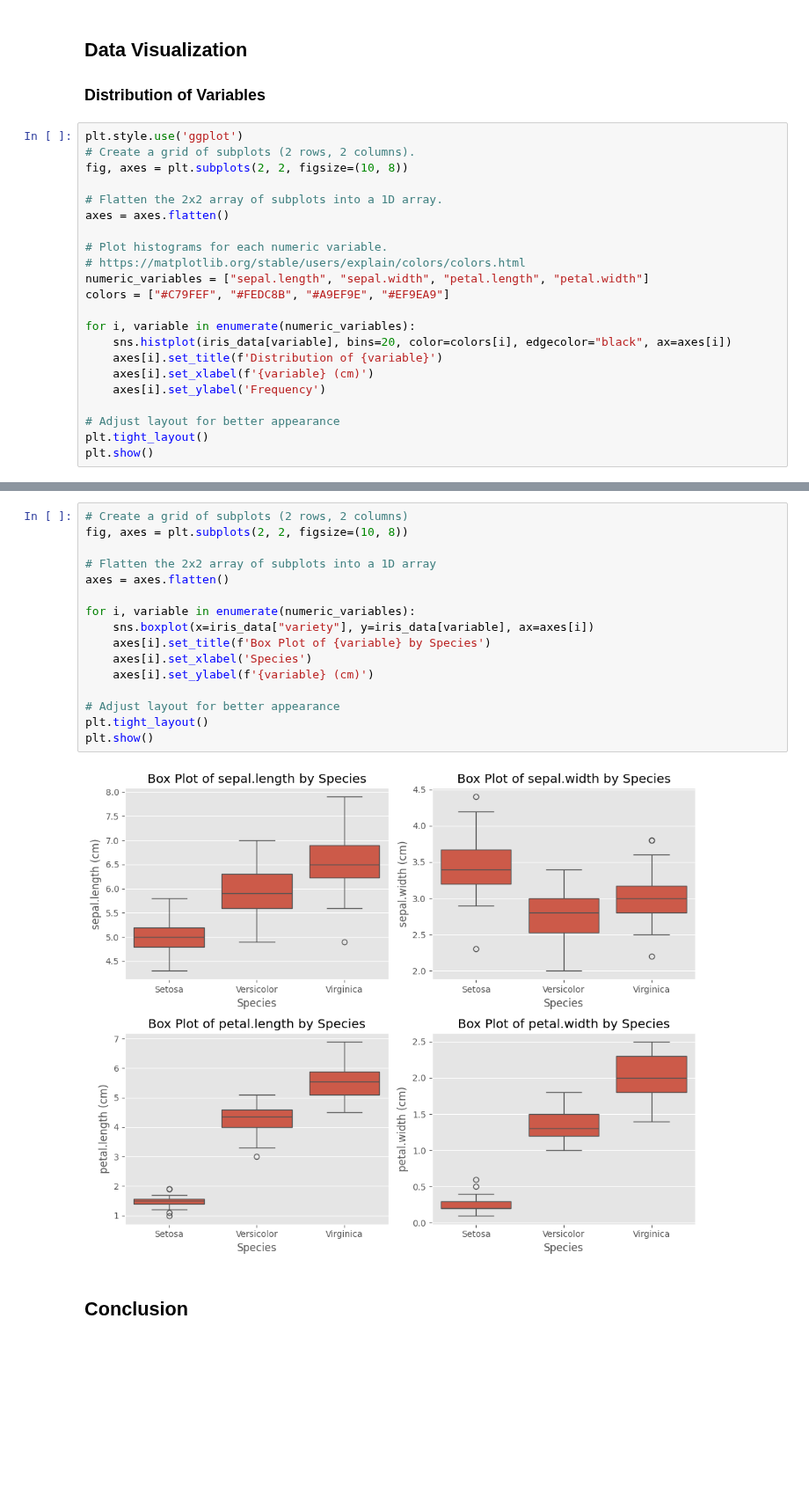
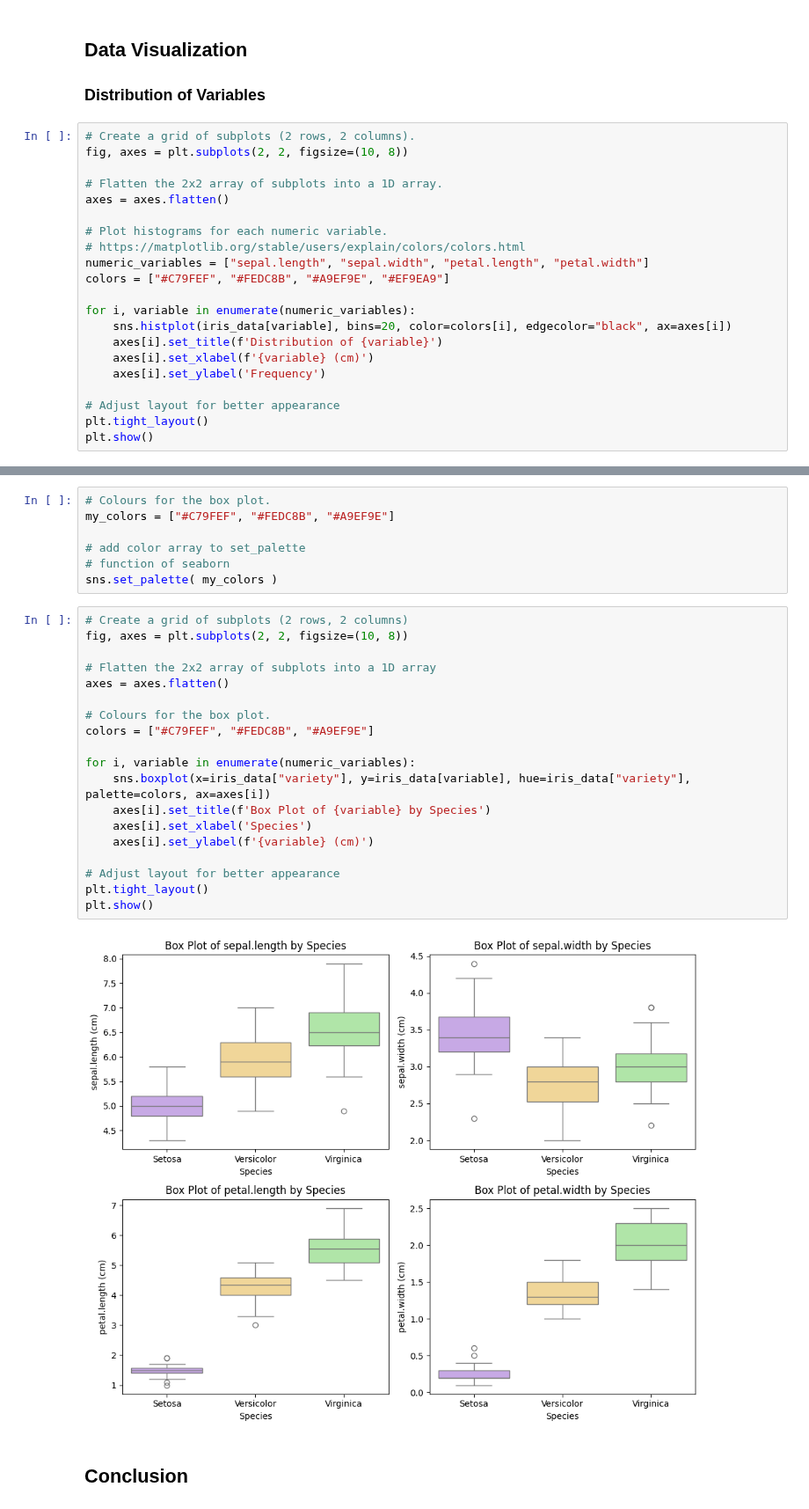
Before and after one commit to claretubs/fundamentals-data-analysis-project, a Jupyter notebook: project.ipynb, the cells around one changed output, grey strips where cells are left out. Shown at 88% size. Saved outputs shown, nothing was run; the diff lists cells and outputs as text; blank space fills up the shorter version.

Commit message:
Changed colors on boxplot

```diff
--- a/project.ipynb
+++ b/project.ipynb
@@ -240,7 +240,6 @@ There are clear differences between *Setosa*, *Versicolor*, and *Virginica* iris
 ## Data Visualization
 ### Distribution of Variables
 # %%
-plt.style.use('ggplot')
 # Create a grid of subplots (2 rows, 2 columns).
 fig, axes = plt.subplots(2, 2, figsize=(10, 8))
 
@@ -266,21 +265,31 @@ plt.show()
+# %%
+# Colours for the box plot.
+my_colors = ["#C79FEF", "#FEDC8B", "#A9EF9E"]
+
+# add color array to set_palette
+# function of seaborn
+sns.set_palette( my_colors )
 # %%
 # Create a grid of subplots (2 rows, 2 columns)
 fig, axes = plt.subplots(2, 2, figsize=(10, 8))
 
 # Flatten the 2x2 array of subplots into a 1D array
 axes = axes.flatten()
 
+# Colours for the box plot.
+colors = ["#C79FEF", "#FEDC8B", "#A9EF9E"]
+
 for i, variable in enumerate(numeric_variables):
-    sns.boxplot(x=iris_data["variety"], y=iris_data[variable], ax=axes[i])
+    sns.boxplot(x=iris_data["variety"], y=iris_data[variable], hue=iris_data["variety"], palette=colors, ax=axes[i])
     axes[i].set_title(f'Box Plot of {variable} by Species')
     axes[i].set_xlabel('Species')
     axes[i].set_ylabel(f'{variable} (cm)')
 
 # Adjust layout for better appearance
 plt.tight_layout()
 plt.show()
 # %% [output]
-[figure, old version]
+[figure, new version]
 # %% [markdown]
 ## Conclusion
 # %% [markdown]
```
Also changed, not shown: parts of 1 cell of this notebook.
